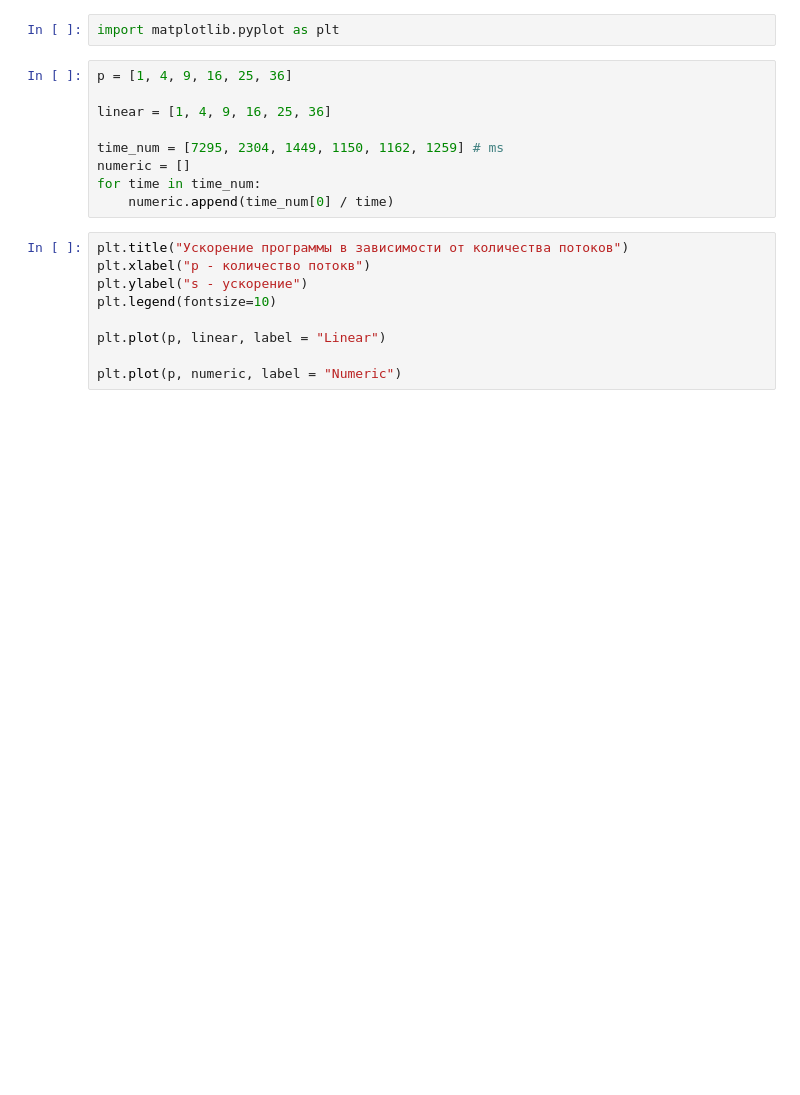
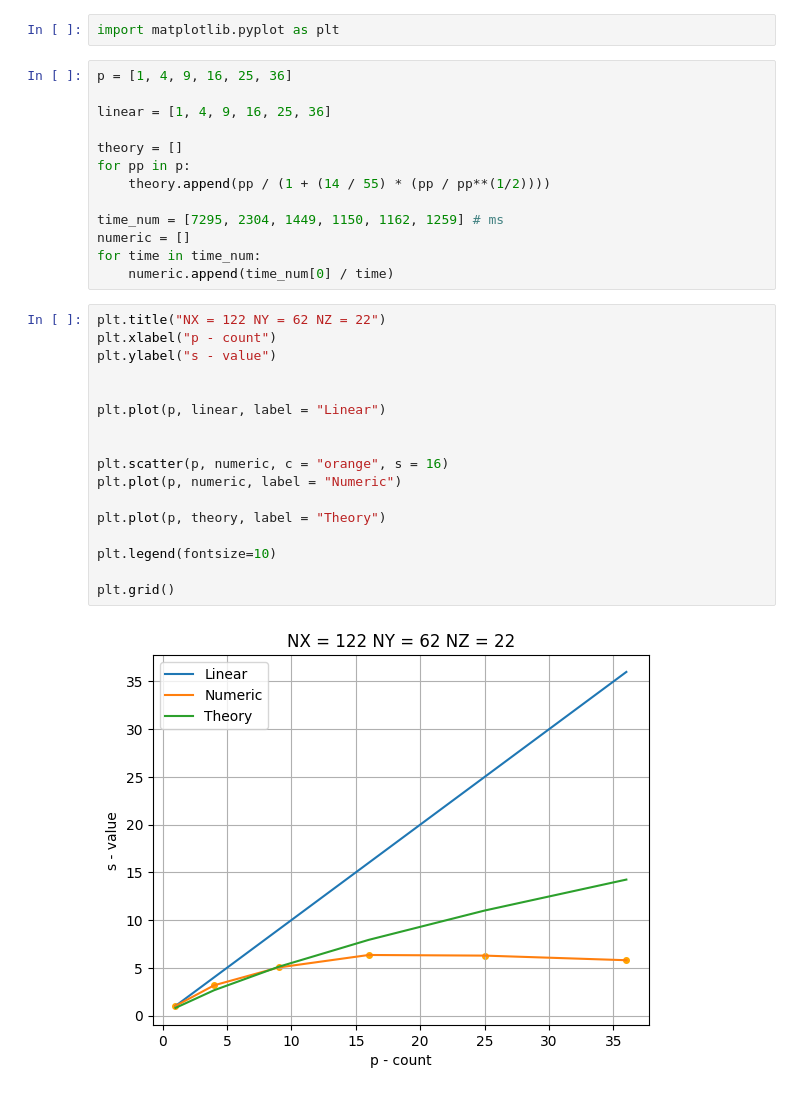
Before and after one commit to raketanamarse/super_pc, a Jupyter notebook: statistic.ipynb, the cells around one changed output. Cells and saved outputs as stored; diff of their text form; blank space fills up the shorter version.

```diff
--- a/statistic.ipynb
+++ b/statistic.ipynb
@@ -5,16 +5,30 @@ p = [1, 4, 9, 16, 25, 36]
 
 linear = [1, 4, 9, 16, 25, 36]
 
+theory = []
+for pp in p:
+    theory.append(pp / (1 + (14 / 55) * (pp / pp**(1/2))))
+
 time_num = [7295, 2304, 1449, 1150, 1162, 1259] # ms
 numeric = []
 for time in time_num:
     numeric.append(time_num[0] / time)
 # %%
-plt.title("Ускорение программы в зависимости от количества потоков")
-plt.xlabel("p - количество потокв")
-plt.ylabel("s - ускорение")
-plt.legend(fontsize=10)
+plt.title("NX = 122 NY = 62 NZ = 22")
+plt.xlabel("p - count")
+plt.ylabel("s - value")
+
 
 plt.plot(p, linear, label = "Linear")
 
+
+plt.scatter(p, numeric, c = "orange", s = 16)
 plt.plot(p, numeric, label = "Numeric")
+
+plt.plot(p, theory, label = "Theory")
+
+plt.legend(fontsize=10)
+
+plt.grid()
+# %% [output]
+[figure, added]
```
Also changed, not shown: parts of 4 cells of this notebook, 1 other file.
